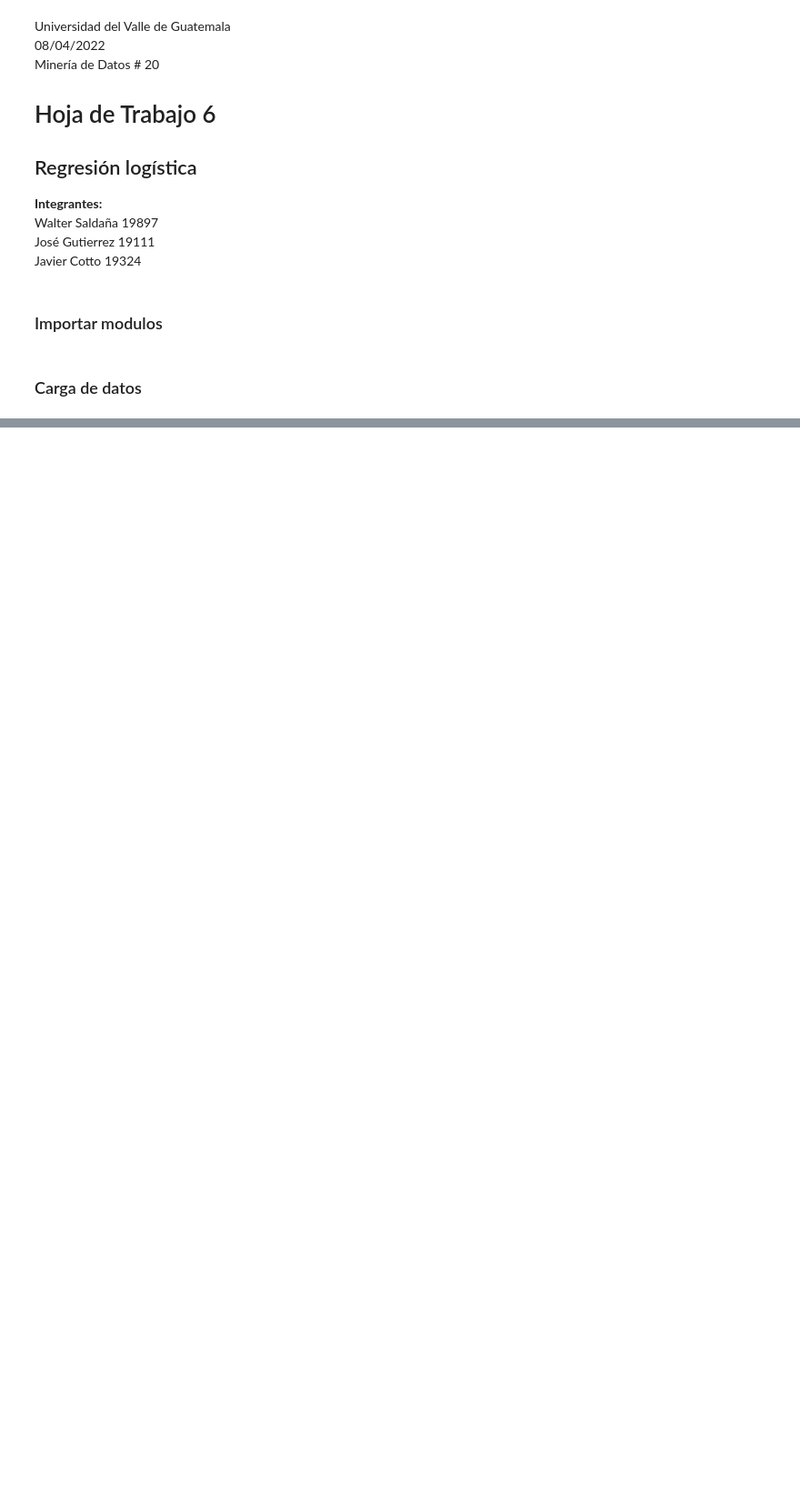
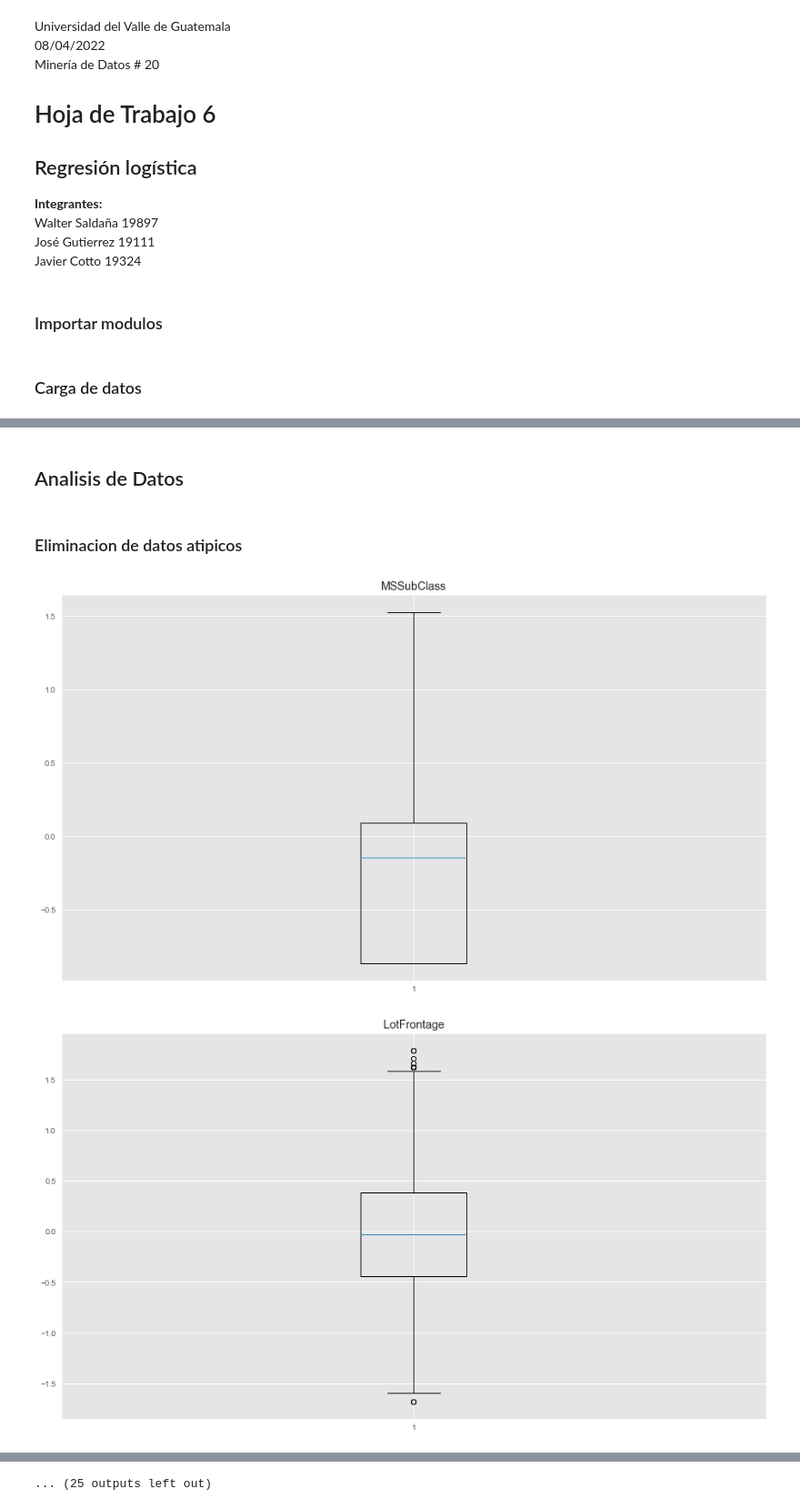
Before and after one commit to wsaldana/MineriaHDT6, a Jupyter notebook: Hoja6.ipynb, the cells around one changed output, grey strips where cells are left out. Shown at 91% size. Saved outputs shown, nothing was run; the diff lists cells and outputs as text; code cells hidden in the pictures; blank space fills up the shorter version.

```diff
--- a/Hoja6.ipynb
+++ b/Hoja6.ipynb
@@ -49,0 +72,8 @@ FileNotFoundError: [Errno 2] No such file or directory: 'train.csv'
+# %%
+entrenamiento = entrenamiento.drop(['Street', 'Id', 'MSZoning', 'Alley', 'LotShape', 'LandContour', 'Utilities', 'LotConfig',
+                         'LandSlope', 'Neighborhood', 'Condition1', 'Condition2', 'BldgType', 'HouseStyle','RoofStyle',
+                         'RoofMatl', 'Exterior1st', 'Exterior2nd', 'MasVnrType', 'ExterQual', 'ExterCond',
+                         'Foundation', 'BsmtQual', 'BsmtCond', 'BsmtExposure', 'BsmtFinType1', 'BsmtFinType2', 'Heating',
+                         'HeatingQC', 'CentralAir', 'Electrical', 'KitchenQual', 'Functional', 'FireplaceQu', 'GarageType',
+                         'GarageFinish', 'GarageQual', 'GarageCond', 'PavedDrive','PoolQC', 'Fence', 'MiscFeature',
+                         'SaleType', 'SaleCondition'], axis=1)
@@ -49,0 +82,4 @@ FileNotFoundError: [Errno 2] No such file or directory: 'train.csv'
+# %%
+entrenamiento.dropna(subset = ["LotFrontage"], inplace = True)
+entrenamiento.dropna(subset = ["MasVnrArea"], inplace = True)
+entrenamiento.dropna(subset = ["GarageYrBlt"], inplace = True)
@@ -49,0 +101,32 @@ FileNotFoundError: [Errno 2] No such file or directory: 'train.csv'
+# %%
+def normalizer(column):
+    return (column - column.mean())/(column.std())
+
+for col in entrenamiento.columns:
+    entrenamiento[col] = normalizer(entrenamiento[col])
+# %% [markdown]
+## Analisis de Datos
+# %% [markdown]
+### Eliminacion de datos atipicos
+# %%
+columns = []
+for col in entrenamiento.columns:
+    columns.append(col)
+
+for columna in columns:
+    Q1 = entrenamiento[columna].quantile(0.25)
+    Q3 = entrenamiento[columna].quantile(0.75)
+    IQR = Q3 - Q1
+
+    indexes = entrenamiento[entrenamiento[columna] < (Q1 - 1.5 * IQR)].index
+    entrenamiento.drop(indexes, inplace=True)
+
+    indexes = entrenamiento[entrenamiento[columna] > (Q3 + 1.5 * IQR)].index
+    entrenamiento.drop(indexes, inplace=True)
+
+    plt.boxplot(entrenamiento[columna])
+    plt.title(columna)
+    plt.show()
+# %% [output]
+[figure, added]
+[figure, added]
@@ -49,0 +143 @@ FileNotFoundError: [Errno 2] No such file or directory: 'train.csv'
+... (25 outputs left out)
```
Also changed, not shown: parts of 28 cells of this notebook.
